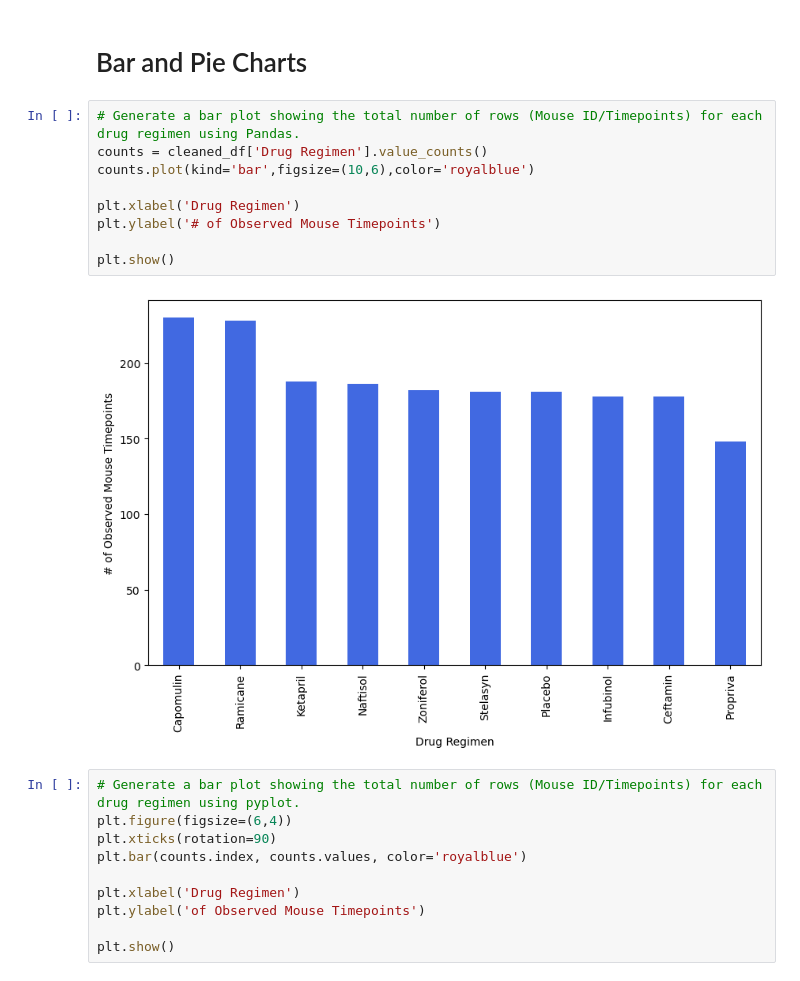
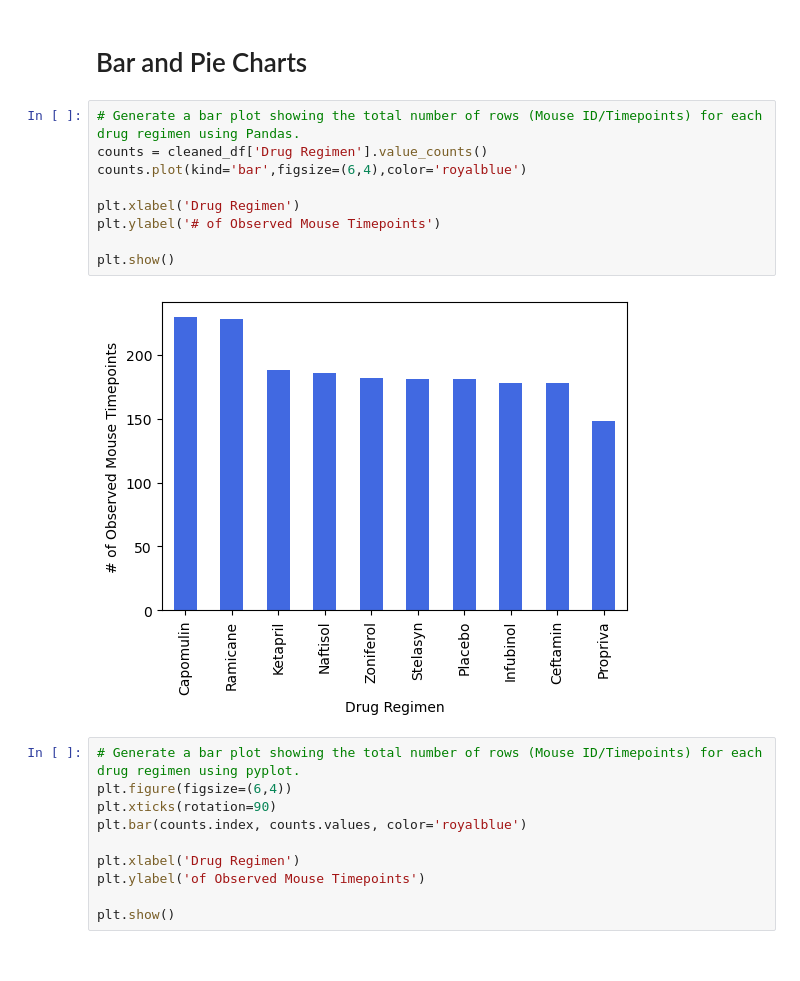
Before and after one commit to Ernawaty2024/matplotlib_challenge, a Jupyter notebook: Pymaceuticals/Pymaceuticals.ipynb.ipynb, the cells around one changed output. Saved outputs shown, nothing was run; the diff lists cells and outputs as text.

```diff
--- a/Pymaceuticals/Pymaceuticals.ipynb.ipynb
+++ b/Pymaceuticals/Pymaceuticals.ipynb.ipynb
@@ -158,14 +161,14 @@ summary_stats
 # %%
 # Generate a bar plot showing the total number of rows (Mouse ID/Timepoints) for each drug regimen using Pandas.
 counts = cleaned_df['Drug Regimen'].value_counts()
-counts.plot(kind='bar',figsize=(10,6),color='royalblue')
+counts.plot(kind='bar',figsize=(6,4),color='royalblue')
 
 plt.xlabel('Drug Regimen')
 plt.ylabel('# of Observed Mouse Timepoints')
 
 plt.show()
 # %% [output]
-[figure, old version]
+[figure, new version]
 # %%
 # Generate a bar plot showing the total number of rows (Mouse ID/Timepoints) for each drug regimen using pyplot.
 plt.figure(figsize=(6,4))
```
Also changed, not shown: parts of 9 cells of this notebook.
